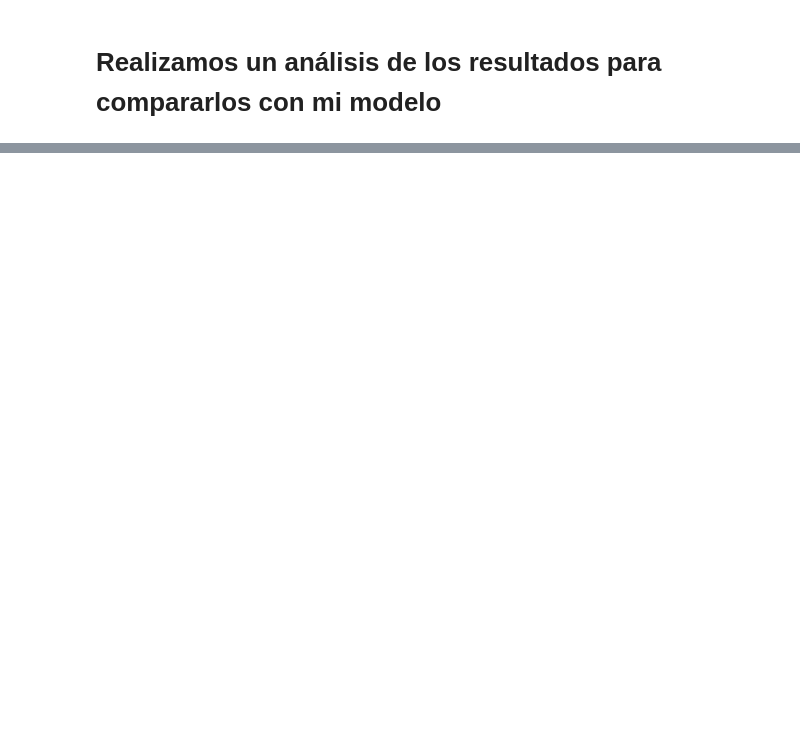
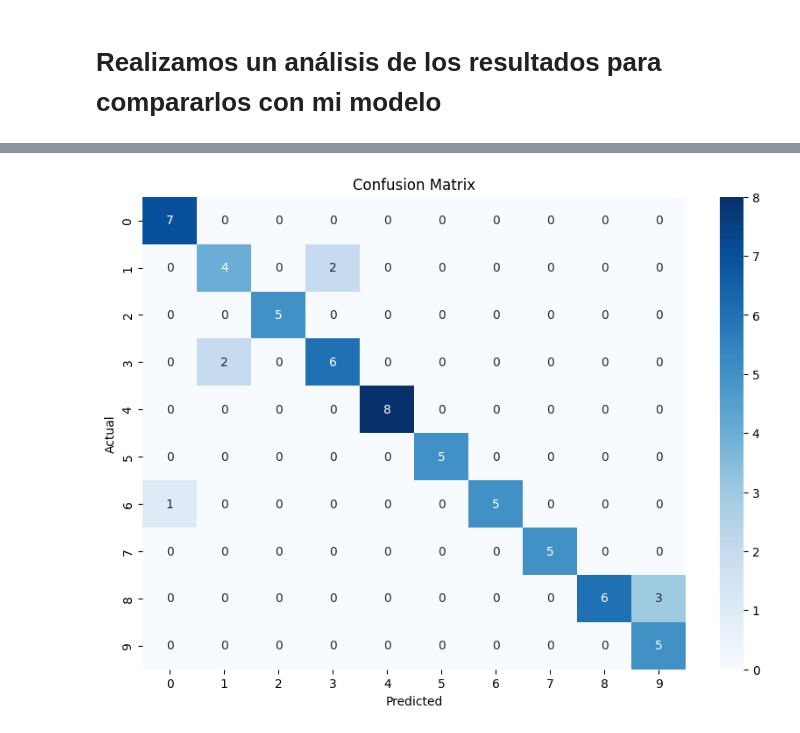
Before and after one commit to 00sen/JuliaLinearRegressionProject, a Jupyter notebook: dam-python.ipynb, the cells around one changed output, grey strips where cells are left out. Drawn from its saved outputs; the diff is of its cells as text; code cells hidden in the pictures; blank space fills up the shorter version.

```diff
--- a/dam-python.ipynb
+++ b/dam-python.ipynb
@@ -153,0 +159,11 @@ Name: vehicle, dtype: int8
+# %%
+y_test_pred = model.predict(x_test)
+accuracy_test = accuracy_score(y_test, y_test_pred)
+confusion_matrix_test = confusion_matrix(y_test, y_test_pred)
+report_test = classification_report(y_test, y_test_pred)
+
+print(f'Precisión: {accuracy_train}')
+print("-------------------------")
+print('Matriz de Confusión:\n', confusion_matrix_test)
+print("-------------------------")
+print('Reporte de Clasificación:\n', report_test)
@@ -153,0 +188,10 @@ Name: vehicle, dtype: int8
+# %%
+# Graficar la matriz de confusión
+plt.figure(figsize=(10, 7))
+sns.heatmap(confusion_matrix_test, annot=True, fmt='d', cmap='Blues', xticklabels=model.classes_, yticklabels=model.classes_)
+plt.xlabel('Predicted')
+plt.ylabel('Actual')
+plt.title('Confusion Matrix')
+plt.show()
+# %% [output]
+[figure, added]
```
Also changed, not shown: parts of 13 cells of this notebook.
